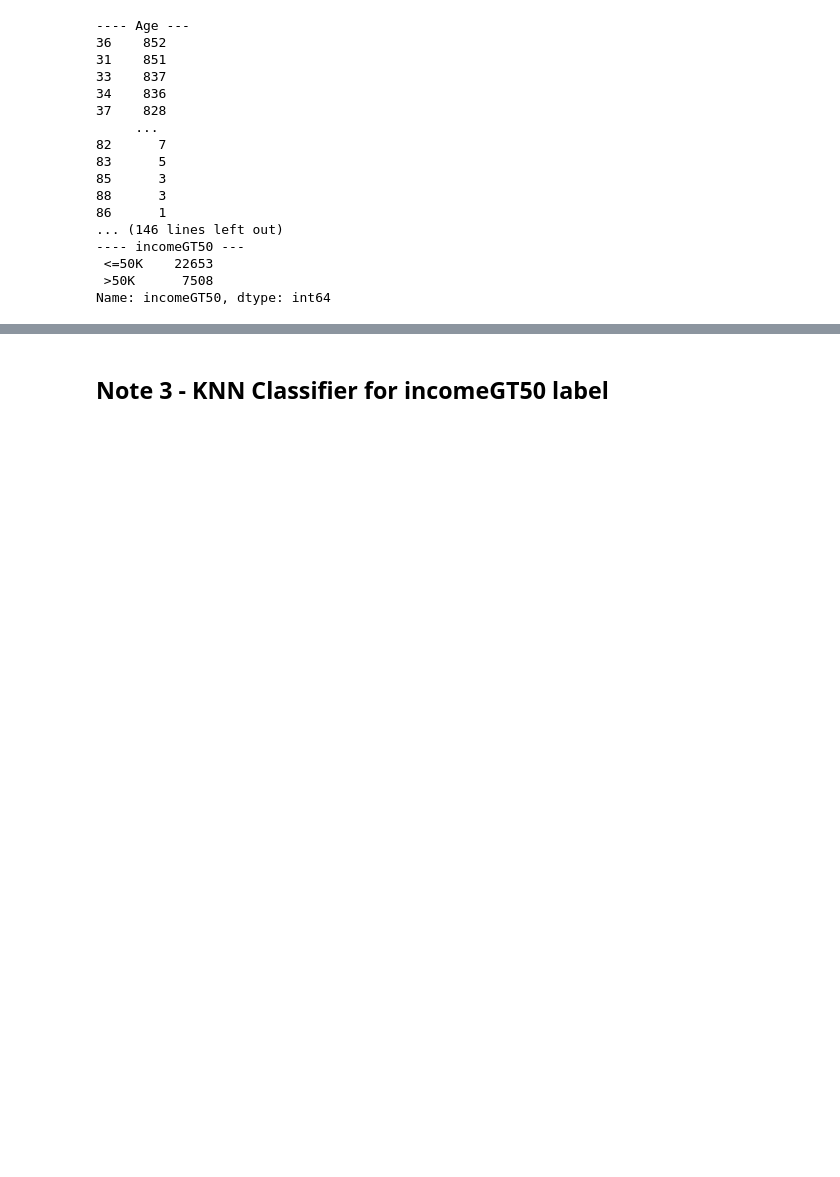
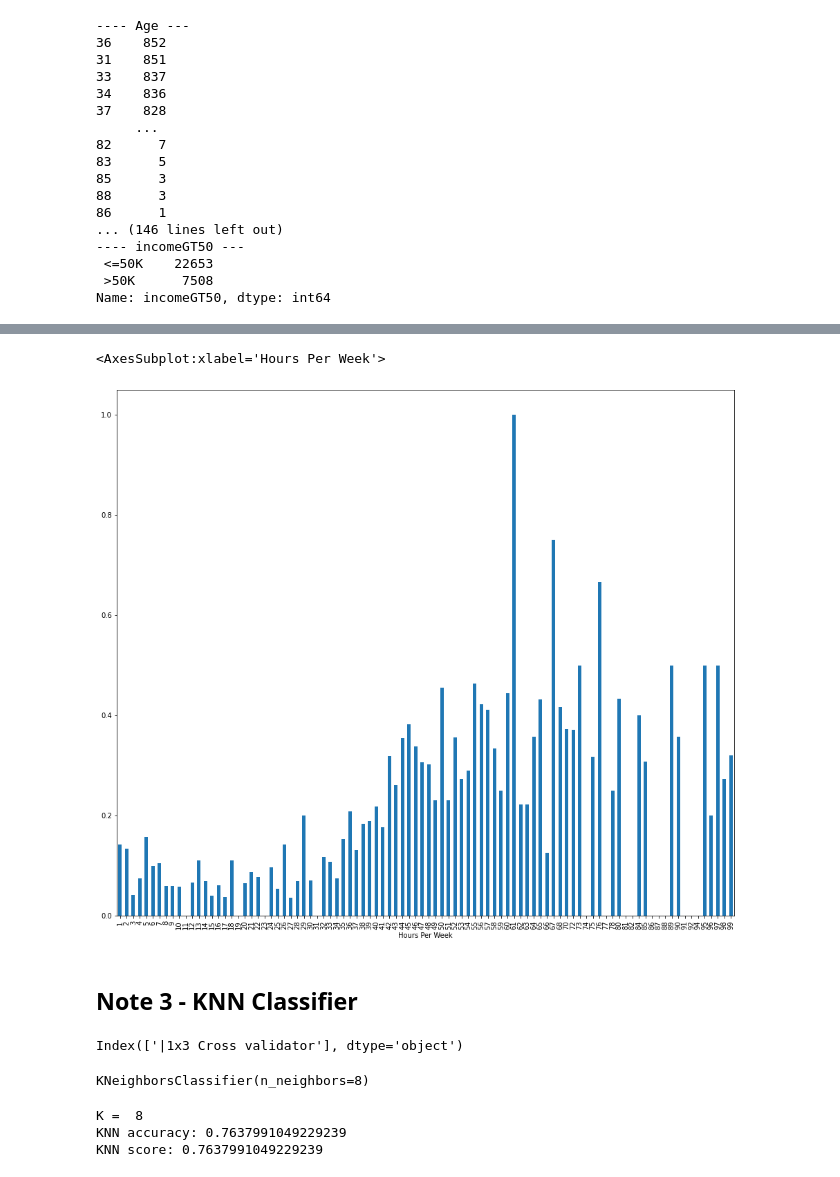
Before and after one commit to felixsimard/comp551-p1, a Jupyter notebook: EDA-adult.ipynb, the cells around one changed output, grey strips where cells are left out. Saved outputs shown, nothing was run; the diff lists cells and outputs as text; code cells hidden in the pictures; blank space fills up the shorter version.

```diff
--- a/EDA-adult.ipynb
+++ b/EDA-adult.ipynb
@@ -373,2 +401,11 @@ Name: incomeGT50, dtype: int64
+# %%
+train.groupby('Hours Per Week').IncomeBin.mean().plot(kind='bar', figsize=(16,14))
+# %% [output]
+<AxesSubplot:xlabel='Hours Per Week'>
+[figure, added]
 # %% [markdown]
-## Note 3 - KNN Classifier for incomeGT50 label
+## Note 3 - KNN Classifier
+# %%
+test.columns
+# %% [output]
+Index(['|1x3 Cross validator'], dtype='object')
@@ -374,0 +428,20 @@ Name: incomeGT50, dtype: int64
+# %%
+clf = KNeighborsClassifier(n_neighbors=K)
+clf.fit(X_train, y_train)
+# %% [output]
+KNeighborsClassifier(n_neighbors=8)
+# %%
+print("K = ", K)
+
+# Test on model on the test dataset
+y_pred = clf.predict(X_test)
+acc_score = accuracy_score(y_pred, y_test)
+print("KNN accuracy:", acc_score)
+
+# Determine our model's score
+score = clf.score(X_test, y_test)
+print("KNN score:", score)
+# %% [output]
+K =  8
+KNN accuracy: 0.7637991049229239
+KNN score: 0.7637991049229239
```
Also changed, not shown: parts of 6 cells of this notebook, 1 other file.
